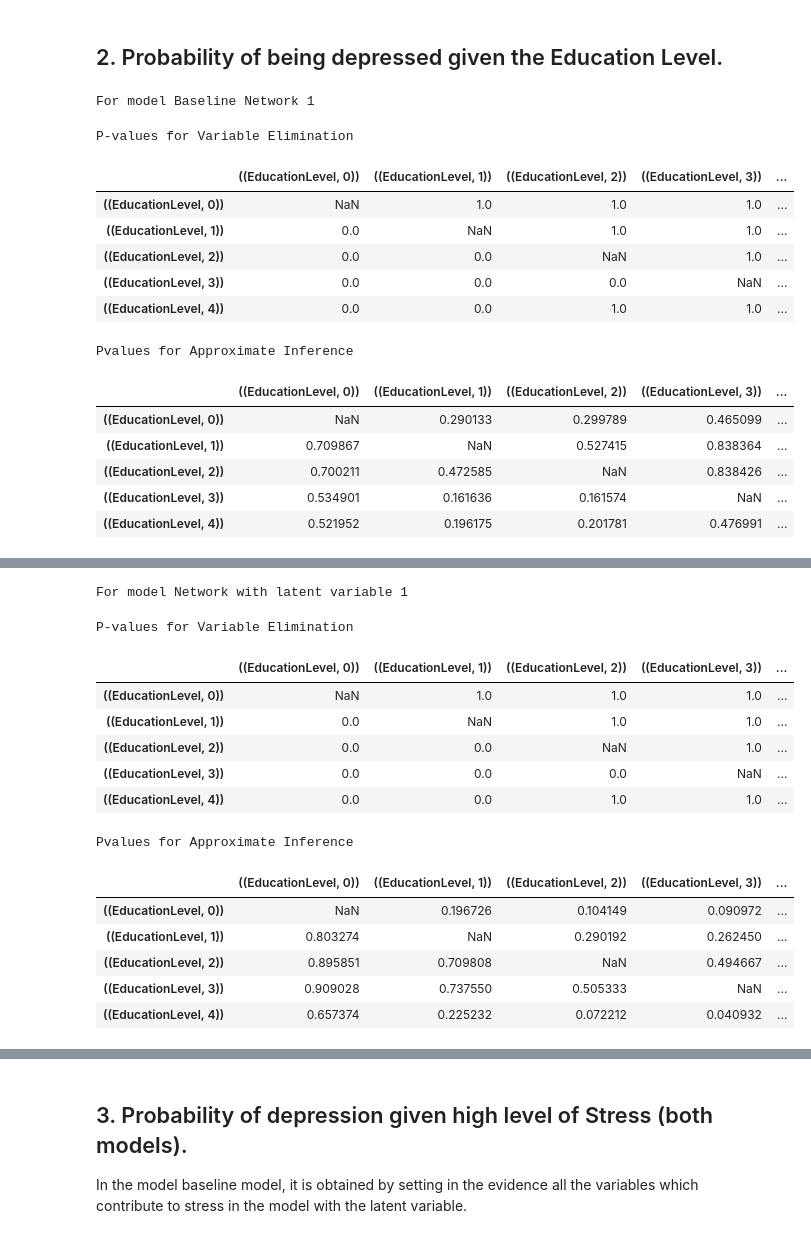
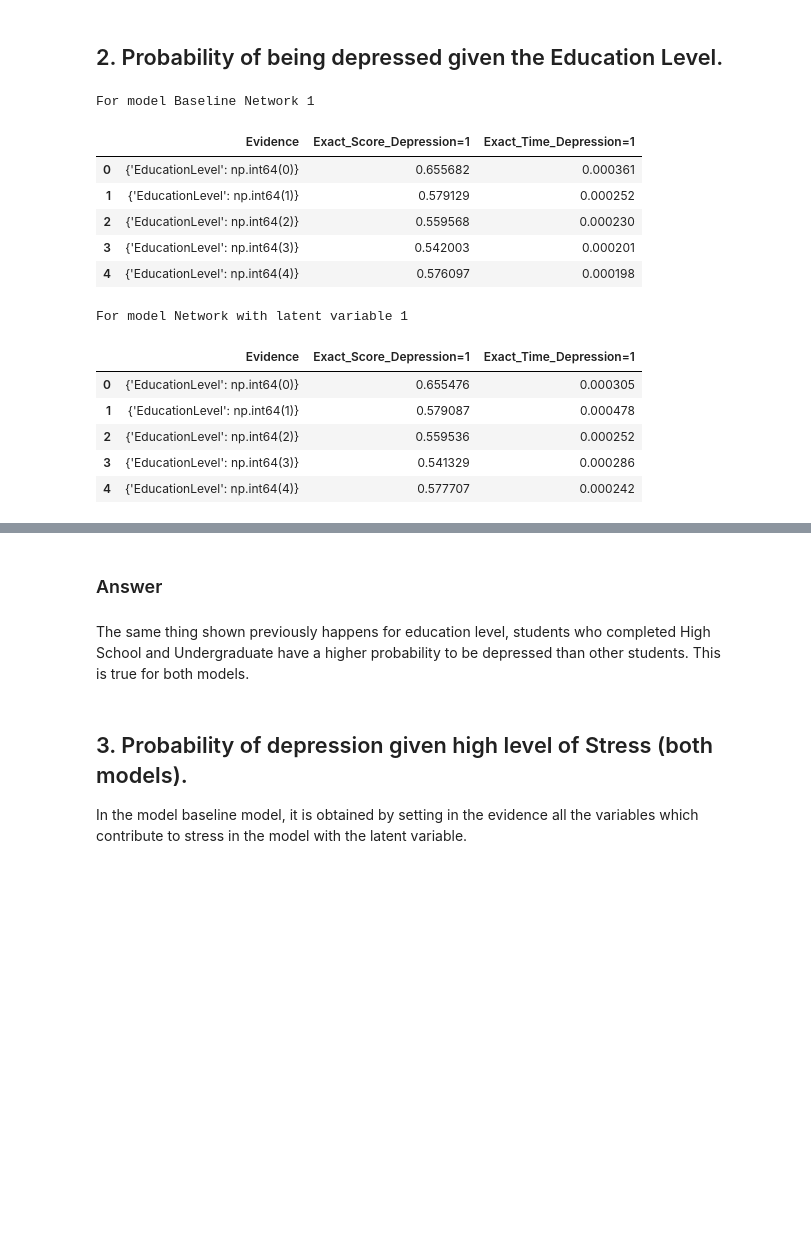
Before and after one commit to Shardyne/faikr3-project, a Jupyter notebook: network_comparison.ipynb, the cells around one changed output, grey strips where cells are left out. Cells and saved outputs as stored; diff of their text form; code cells hidden in the pictures; blank space fills up the shorter version.

```diff
--- a/network_comparison.ipynb
+++ b/network_comparison.ipynb
@@ -482,7 +482,7 @@ from statistics import mean
 result_df_1 = {}
 for name, model in query_models.items():
     print(f"For model {name}")
-    result_df_1[name] = simul(
+    result_df_1[name] = general_query(
         model,
         query_vars=["Depression"],
         attribute_evidence=["Gender", "Age"],
@@ -556,28 +520,27 @@ Pvalues for Approximate Inference
 # %%
 result_df_2 = {}
 for name, model in query_models.items():
     print(f"For model {name}")
-    result_df_2[name] = simul(
+    result_df_2[name] = general_query(
         model,
         query_vars=["Depression"],
         attribute_evidence=["EducationLevel"],
         index_retrieve_values=[1], # only P(Depression=1)
-        show_progress=True, iter=10
+        show_progress=True
     )
     display(result_df_2[name])
 # %% [output]
 For model Baseline Network 1
+|  | Evidence | Exact_Score_Depression=1 | Exact_Time_Depression=1 |
+| 0 | {'EducationLevel': np.int64(0)} | 0.655682 | 0.000361 |
+| 1 | {'EducationLevel': np.int64(1)} | 0.579129 | 0.000252 |
+| 2 | {'EducationLevel': np.int64(2)} | 0.559568 | 0.000230 |
+| 3 | {'EducationLevel': np.int64(3)} | 0.542003 | 0.000201 |
+| 4 | {'EducationLevel': np.int64(4)} | 0.576097 | 0.000198 |
-P-values for Variable Elimination
+For model Network with latent variable 1
-|  | ((EducationLevel, 0)) | ((EducationLevel, 1)) | ((EducationLevel, 2)) | ((EducationLevel, 3)) | ... |
-| ((EducationLevel, 0)) | NaN | 1.0 | 1.0 | 1.0 | ... |
-| ((EducationLevel, 1)) | 0.0 | NaN | 1.0 | 1.0 | ... |
-| ((EducationLevel, 2)) | 0.0 | 0.0 | NaN | 1.0 | ... |
-| ((EducationLevel, 3)) | 0.0 | 0.0 | 0.0 | NaN | ... |
-| ((EducationLevel, 4)) | 0.0 | 0.0 | 1.0 | 1.0 | ... |
-Pvalues for Approximate Inference
-|  | ((EducationLevel, 0)) | ((EducationLevel, 1)) | ((EducationLevel, 2)) | ((EducationLevel, 3)) | ... |
-| ((EducationLevel, 0)) | NaN | 0.290133 | 0.299789 | 0.465099 | ... |
-| ((EducationLevel, 1)) | 0.709867 | NaN | 0.527415 | 0.838364 | ... |
-| ((EducationLevel, 2)) | 0.700211 | 0.472585 | NaN | 0.838426 | ... |
-| ((EducationLevel, 3)) | 0.534901 | 0.161636 | 0.161574 | NaN | ... |
-| ((EducationLevel, 4)) | 0.521952 | 0.196175 | 0.201781 | 0.476991 | ... |
+|  | Evidence | Exact_Score_Depression=1 | Exact_Time_Depression=1 |
+| 0 | {'EducationLevel': np.int64(0)} | 0.655476 | 0.000305 |
+| 1 | {'EducationLevel': np.int64(1)} | 0.579087 | 0.000478 |
+| 2 | {'EducationLevel': np.int64(2)} | 0.559536 | 0.000252 |
+| 3 | {'EducationLevel': np.int64(3)} | 0.541329 | 0.000286 |
+| 4 | {'EducationLevel': np.int64(4)} | 0.577707 | 0.000242 |
@@ -590,15 +546,0 @@ Pvalues for Approximate Inference
-For model Network with latent variable 1
-P-values for Variable Elimination
-|  | ((EducationLevel, 0)) | ((EducationLevel, 1)) | ((EducationLevel, 2)) | ((EducationLevel, 3)) | ... |
-| ((EducationLevel, 0)) | NaN | 1.0 | 1.0 | 1.0 | ... |
-| ((EducationLevel, 1)) | 0.0 | NaN | 1.0 | 1.0 | ... |
-| ((EducationLevel, 2)) | 0.0 | 0.0 | NaN | 1.0 | ... |
-| ((EducationLevel, 3)) | 0.0 | 0.0 | 0.0 | NaN | ... |
-| ((EducationLevel, 4)) | 0.0 | 0.0 | 1.0 | 1.0 | ... |
-Pvalues for Approximate Inference
-|  | ((EducationLevel, 0)) | ((EducationLevel, 1)) | ((EducationLevel, 2)) | ((EducationLevel, 3)) | ... |
-| ((EducationLevel, 0)) | NaN | 0.196726 | 0.104149 | 0.090972 | ... |
-| ((EducationLevel, 1)) | 0.803274 | NaN | 0.290192 | 0.262450 | ... |
-| ((EducationLevel, 2)) | 0.895851 | 0.709808 | NaN | 0.494667 | ... |
-| ((EducationLevel, 3)) | 0.909028 | 0.737550 | 0.505333 | NaN | ... |
-| ((EducationLevel, 4)) | 0.657374 | 0.225232 | 0.072212 | 0.040932 | ... |
@@ -611,3 +547,7 @@ Pvalues for Approximate Inference
+# %% [markdown]
+### Answer
+# %% [markdown]
+The same thing shown previously happens for education level, students who completed High School and Undergraduate have a higher probability to be depressed than other students. This is true for both models.
 # %% [markdown]
 ## 3. Probability of depression given high level of Stress (both models).
 
```
Also changed, not shown: parts of 20 cells of this notebook, 1 other file.
